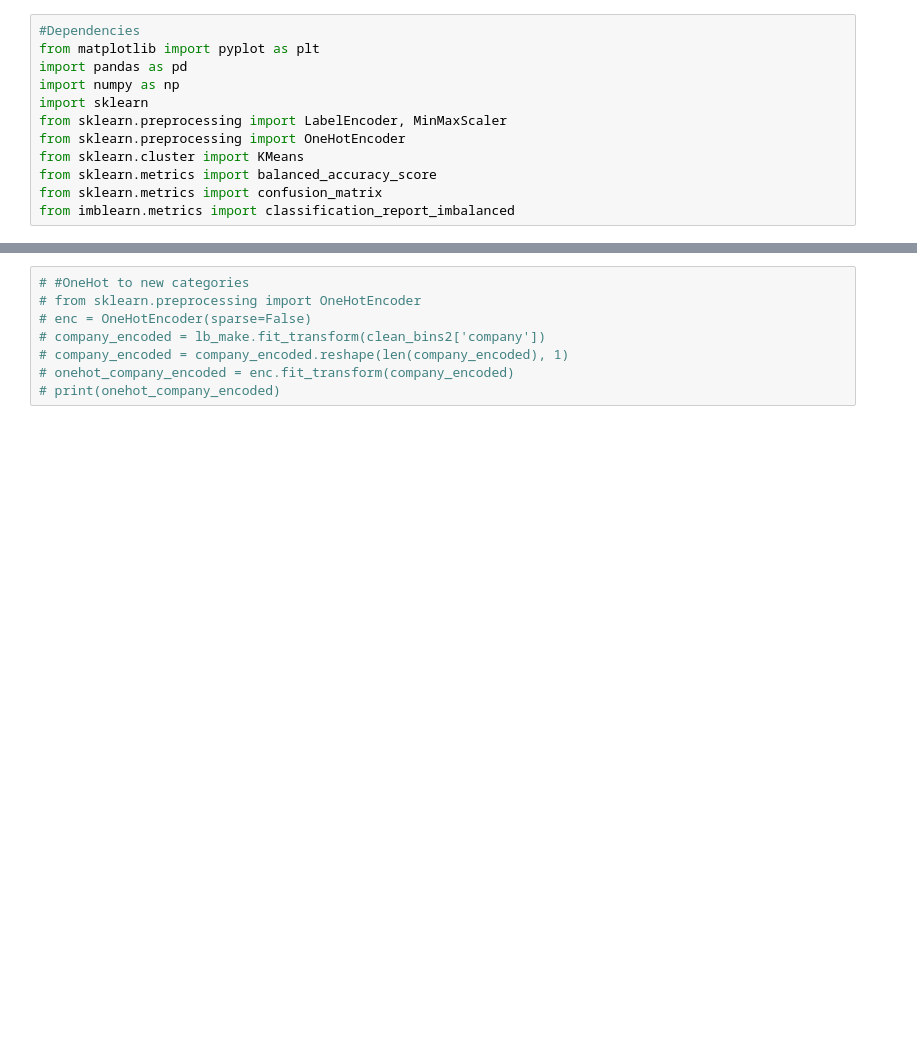
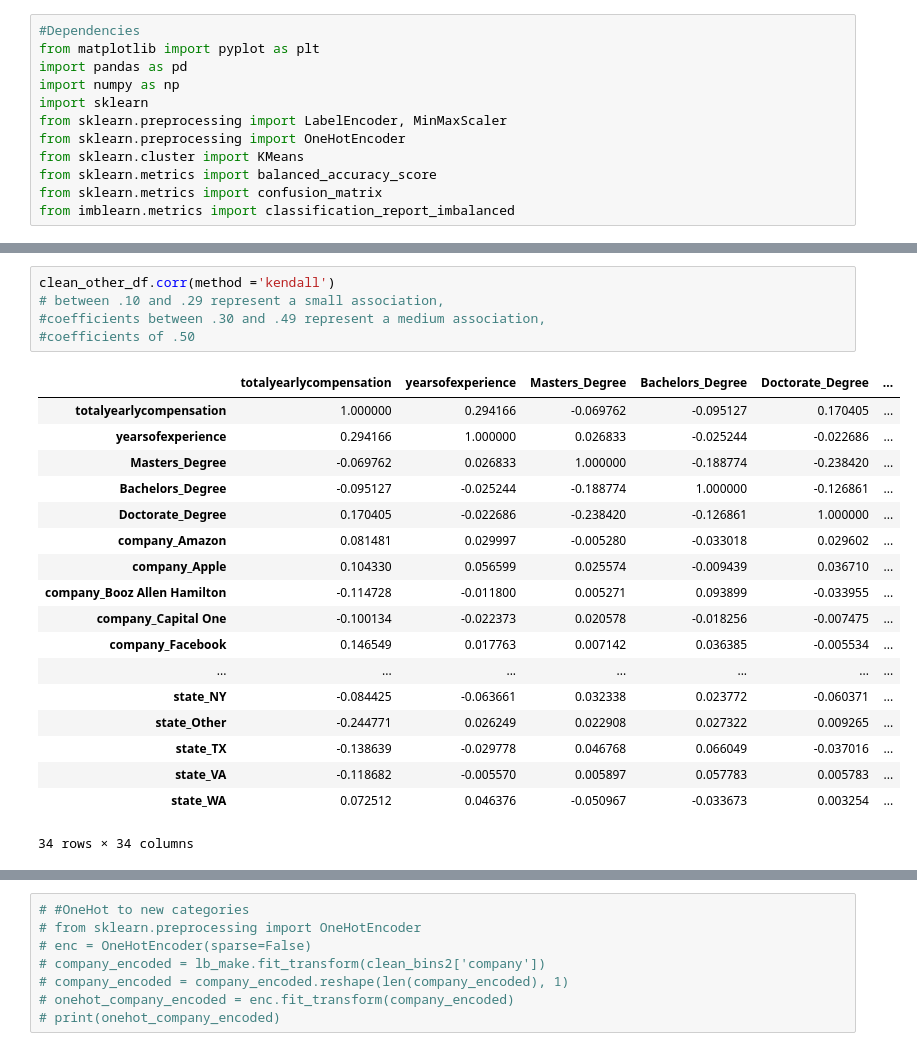
Before and after one commit to Sirius0531/sandbox, a Jupyter notebook: LinearRegression_RandomForestRegressor.ipynb, the cells around one changed output, grey strips where cells are left out. Drawn from its saved outputs; the diff is of its cells as text; blank space fills up the shorter version.

```diff
--- a/LinearRegression_RandomForestRegressor.ipynb
+++ b/LinearRegression_RandomForestRegressor.ipynb
@@ -37,3 +58,27 @@ clean_bins_df.sample(25)
+# %%
+clean_other_df.corr(method ='kendall')
+# between .10 and .29 represent a small association,
+#coefficients between .30 and .49 represent a medium association,
+#coefficients of .50
+# %% [output]
+|  | totalyearlycompensation | yearsofexperience | Masters_Degree | Bachelors_Degree | Doctorate_Degree | ... |
+| totalyearlycompensation | 1.000000 | 0.294166 | -0.069762 | -0.095127 | 0.170405 | ... |
+| yearsofexperience | 0.294166 | 1.000000 | 0.026833 | -0.025244 | -0.022686 | ... |
+| Masters_Degree | -0.069762 | 0.026833 | 1.000000 | -0.188774 | -0.238420 | ... |
+| Bachelors_Degree | -0.095127 | -0.025244 | -0.188774 | 1.000000 | -0.126861 | ... |
+| Doctorate_Degree | 0.170405 | -0.022686 | -0.238420 | -0.126861 | 1.000000 | ... |
+| company_Amazon | 0.081481 | 0.029997 | -0.005280 | -0.033018 | 0.029602 | ... |
+| company_Apple | 0.104330 | 0.056599 | 0.025574 | -0.009439 | 0.036710 | ... |
+| company_Booz Allen Hamilton | -0.114728 | -0.011800 | 0.005271 | 0.093899 | -0.033955 | ... |
+| company_Capital One | -0.100134 | -0.022373 | 0.020578 | -0.018256 | -0.007475 | ... |
+| company_Facebook | 0.146549 | 0.017763 | 0.007142 | 0.036385 | -0.005534 | ... |
+| ... | ... | ... | ... | ... | ... | ... |
+| state_NY | -0.084425 | -0.063661 | 0.032338 | 0.023772 | -0.060371 | ... |
+| state_Other | -0.244771 | 0.026249 | 0.022908 | 0.027322 | 0.009265 | ... |
+| state_TX | -0.138639 | -0.029778 | 0.046768 | 0.066049 | -0.037016 | ... |
+| state_VA | -0.118682 | -0.005570 | 0.005897 | 0.057783 | 0.005783 | ... |
+| state_WA | 0.072512 | 0.046376 | -0.050967 | -0.033673 | 0.003254 | ... |
+34 rows × 34 columns
 # %%
 # #skip procedural encoding with get_dummies()?
 # # clean_dummies = clean_dummies.drop(['gender_2'], axis=1)
```
Also changed, not shown: parts of 13 cells of this notebook, 10 other files.
